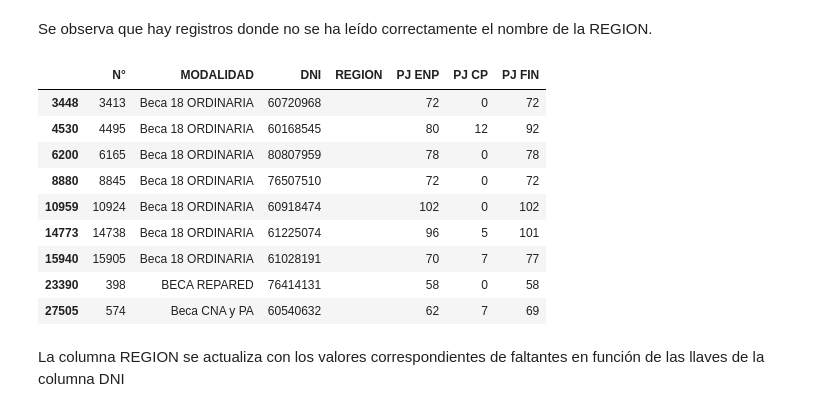
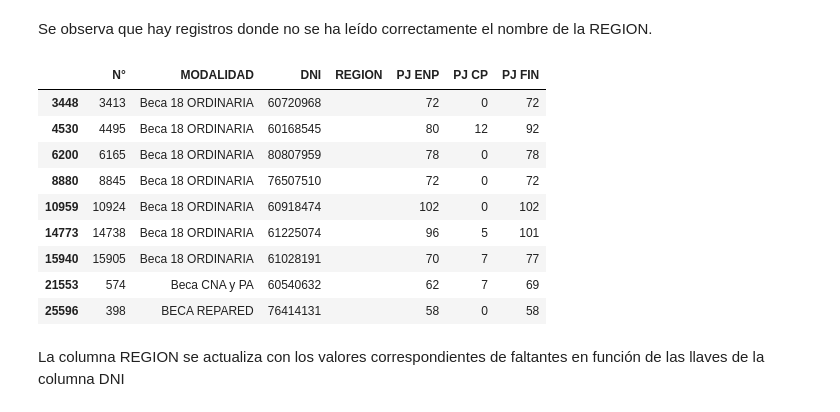
Before and after one commit to wreyesa/AnalisisBeca18, a Jupyter notebook: transform.ipynb, the cells around one changed output. Cells and saved outputs as stored; diff of their text form; code cells hidden in the pictures.

```diff
--- a/transform.ipynb
+++ b/transform.ipynb
@@ -6,3 +7,3 @@ import pandas as pd
 # %%
-pdf_path = "input/relacion-de-postulantes-preseleccionados.pdf"
-tables = camelot.read_pdf(filepath=pdf_path, pages='all', flavor='stream')
+path = "input/relacion-de-postulantes-preseleccionados.pdf"
+tables = camelot.read_pdf(filepath=path, pages='all', flavor='stream')
@@ -57,3 +39,12 @@ filter_tabs = all_tables[
+# %%
+# Filtrar y eliminar filas según campos no deseados
+filter_tabs = all_tables[
+    ~all_tables[all_tables.columns[0]].str.startswith(('N°', 'TABLA', 'Esta', 'Final', 'Su')) &
+    ~all_tables[all_tables.columns[1]].str.startswith('TABLA') &                            # Filtrar valores en la segunda columna
+    ~all_tables[all_tables.columns[4]].str.startswith(('ANEXO', 'RESOLUCIÓN', 'BECA')) &    # Filtrar valores en la cuarta columna
+    ~all_tables[all_tables.columns[6]].isin(['CONDICIONES', 'PRIORIZABLES']) &              # Filtrar valores en la sexta columna
+    ~all_tables[all_tables.columns[7]].isin(['CONDICIONES', 'PRIORIZABLES'])                # Filtrar valores en la séptima columna
+]
 # %%
 filter_tabs.info()
 # %% [output]
@@ -113,10 +135,19 @@ array(['Beca 18 ORDINARIA', '', 'Beca CNA y PA', 'Beca EIB', 'Beca FFAA',
 # %%
-# Se crea una lista de todas las becas
-ls_becas = ['Beca 18 ORDINARIA',
-            'Beca CNA y PA',
-            'Beca EIB',
-            'Beca FFAA',
-            'Beca HUALLAGA',
-            'BECA PROTECCIÓN',
-            'BECA REPARED',
-            'BECA VRAEM']
+# Lista de todas las becas
+ls_becas = {
+    'Beca 18 ORDINARIA': 'df_beca18',
+    'Beca CNA y PA': 'df_becaCNA',
+    'Beca EIB': 'df_becaEIB',
+    'Beca FFAA': 'df_becaFFAA',
+    'Beca HUALLAGA': 'df_becaHUA',
+    'BECA PROTECCIÓN': 'df_becaPTR',
+    'BECA REPARED': 'df_becaRPD',
+    'BECA VRAEM': 'df_becaVRM',
+}
+
+# Crear un diccionario vacío para almacenar los DataFrames
+df_becas = {}
+
+# Recorrer ls_becas y asignar cada DataFrame a su clave correspondiente
+for beca, df_name in ls_becas.items():
+    df_becas[df_name] = filter_tabs[filter_tabs[1] == beca]
@@ -345,2 +342,3 @@ df_becaCNA_2_clean
 # %%
-df_becaCNA_concat = pd.concat([df_becaCNA_1_clean, df_becaCNA_2_clean], ignore_index=True)
+concatenated_df = pd.concat(df_becas.values(), ignore_index=True)
+concatenated_df.info()
@@ -371,16 +360,16 @@ memory usage: 1.6+ MB
 # %% [markdown]
 Se observa que hay registros donde no se ha leído correctamente el nombre de la REGION.
-# %%
-df_complete[df_complete.REGION=='']
-# %% [output]
-|  | N° | MODALIDAD | DNI | REGION | PJ ENP | PJ CP | PJ FIN |
-| 3448 | 3413 | Beca 18 ORDINARIA | 60720968 |  | 72 | 0 | 72 |
-| 4530 | 4495 | Beca 18 ORDINARIA | 60168545 |  | 80 | 12 | 92 |
-| 6200 | 6165 | Beca 18 ORDINARIA | 80807959 |  | 78 | 0 | 78 |
-| 8880 | 8845 | Beca 18 ORDINARIA | 76507510 |  | 72 | 0 | 72 |
-| 10959 | 10924 | Beca 18 ORDINARIA | 60918474 |  | 102 | 0 | 102 |
-| 14773 | 14738 | Beca 18 ORDINARIA | 61225074 |  | 96 | 5 | 101 |
-| 15940 | 15905 | Beca 18 ORDINARIA | 61028191 |  | 70 | 7 | 77 |
-| 23390 | 398 | BECA REPARED | 76414131 |  | 58 | 0 | 58 |
-| 27505 | 574 | Beca CNA y PA | 60540632 |  | 62 | 7 | 69 |
+# %%
+concatenated_df[concatenated_df.REGION=='']
+# %% [output]
+|  | N° | MODALIDAD | DNI | REGION | PJ ENP | PJ CP | PJ FIN |
+| 3448 | 3413 | Beca 18 ORDINARIA | 60720968 |  | 72 | 0 | 72 |
+| 4530 | 4495 | Beca 18 ORDINARIA | 60168545 |  | 80 | 12 | 92 |
+| 6200 | 6165 | Beca 18 ORDINARIA | 80807959 |  | 78 | 0 | 78 |
+| 8880 | 8845 | Beca 18 ORDINARIA | 76507510 |  | 72 | 0 | 72 |
+| 10959 | 10924 | Beca 18 ORDINARIA | 60918474 |  | 102 | 0 | 102 |
+| 14773 | 14738 | Beca 18 ORDINARIA | 61225074 |  | 96 | 5 | 101 |
+| 15940 | 15905 | Beca 18 ORDINARIA | 61028191 |  | 70 | 7 | 77 |
+| 21553 | 574 | Beca CNA y PA | 60540632 |  | 62 | 7 | 69 |
+| 25596 | 398 | BECA REPARED | 76414131 |  | 58 | 0 | 58 |
 # %%
```
Also changed, not shown: parts of 59 cells of this notebook, 2 other files.
